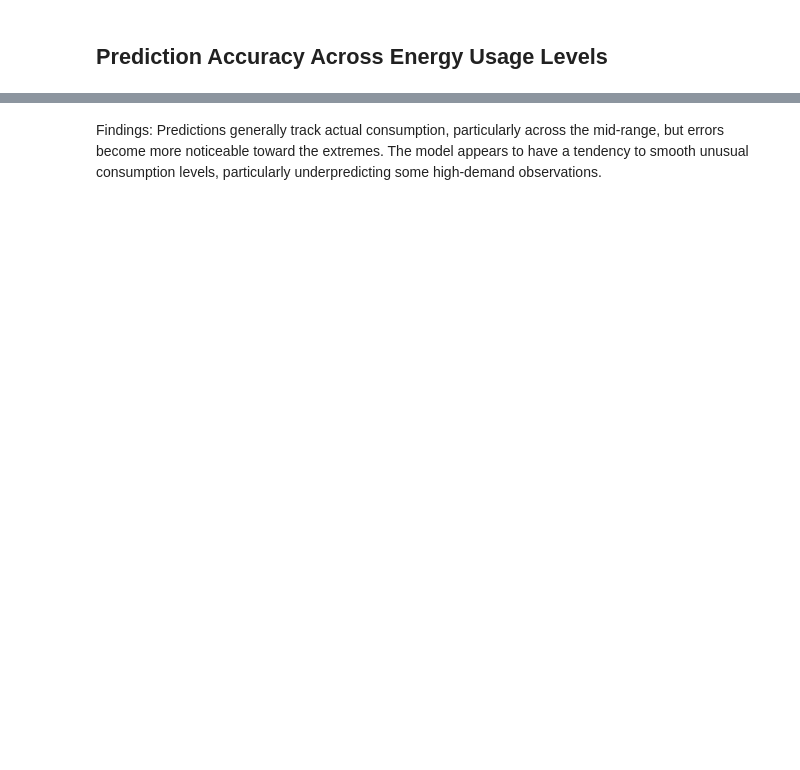
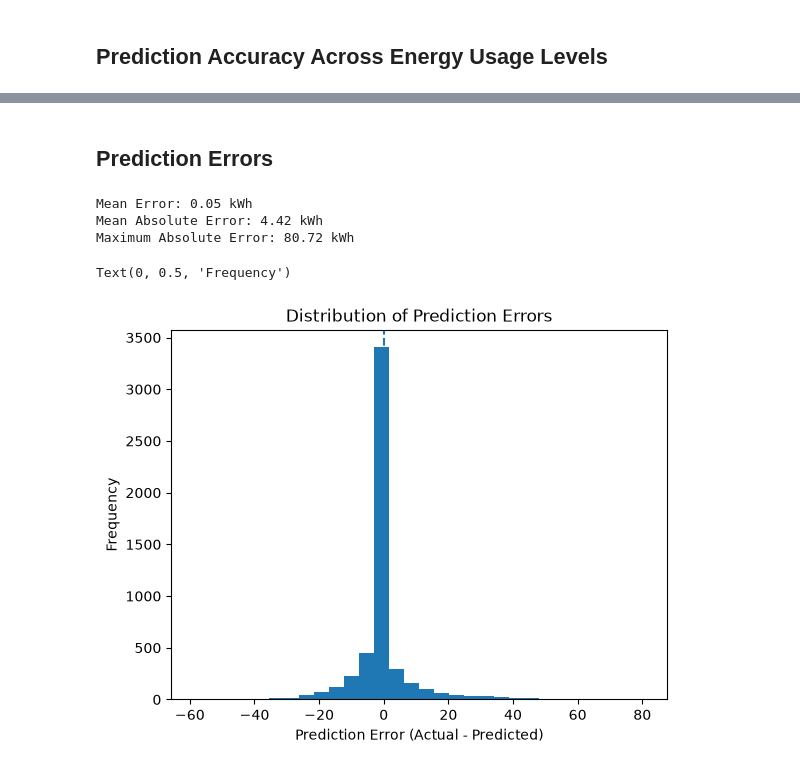
Before and after one commit to daniel-oa/industrial-energy-consumption-forecasting, a Jupyter notebook: notebooks/05_model_evaluation_and_error_analysis.ipynb, the cells around one changed output, grey strips where cells are left out. Drawn from its saved outputs; the diff is of its cells as text; code cells hidden in the pictures; blank space fills up the shorter version.

```diff
--- a/notebooks/05_model_evaluation_and_error_analysis.ipynb
+++ b/notebooks/05_model_evaluation_and_error_analysis.ipynb
@@ -54,2 +54,23 @@ Text(0, 0.5, 'Predicted Usage')
-# %% [markdown]
-Findings: Predictions generally track actual consumption, particularly across the mid-range, but errors become more noticeable toward the extremes. The model appears to have a tendency to smooth unusual consumption levels, particularly underpredicting some high-demand observations.
+# %% [markdown]
+## Prediction Errors
+# %%
+test_plot['Error'] = test_plot['Usage_kWh'] - test_plot['Predicted_Usage']
+test_plot['Absolute_Error'] = test_plot['Error'].abs()
+
+print(f"Mean Error: {test_plot['Error'].mean():.2f} kWh")
+print(f"Mean Absolute Error: {test_plot['Absolute_Error'].mean():.2f} kWh")
+print(f"Maximum Absolute Error: {test_plot['Absolute_Error'].max():.2f} kWh")
+# %% [output]
+Mean Error: 0.05 kWh
+Mean Absolute Error: 4.42 kWh
+Maximum Absolute Error: 80.72 kWh
+# %%
+fig, ax = plt.subplots()
+ax.hist(test_plot['Error'], bins=30)
+ax.axvline(0, linestyle='--')
+ax.set_title('Distribution of Prediction Errors')
+ax.set_xlabel('Prediction Error (Actual - Predicted)')
+ax.set_ylabel('Frequency')
+# %% [output]
+Text(0, 0.5, 'Frequency')
+[figure, added]
```
Also changed, not shown: parts of 17 cells of this notebook, 6 other files.
